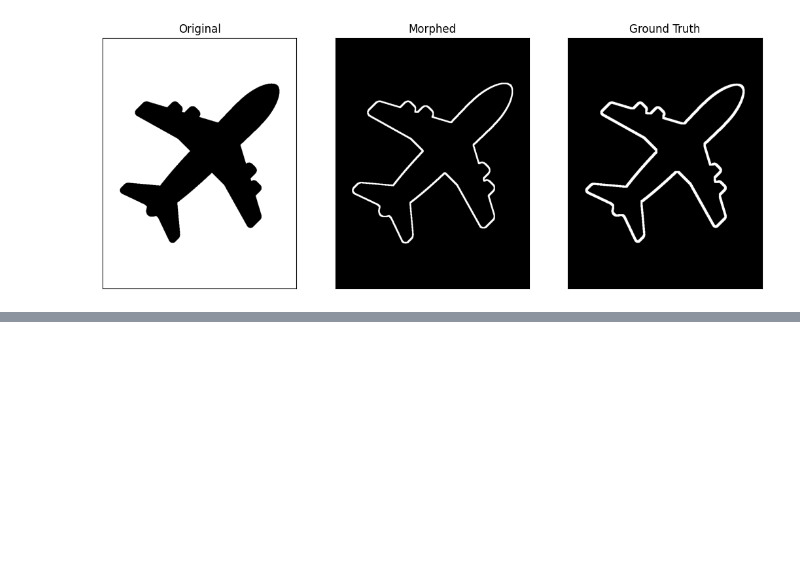
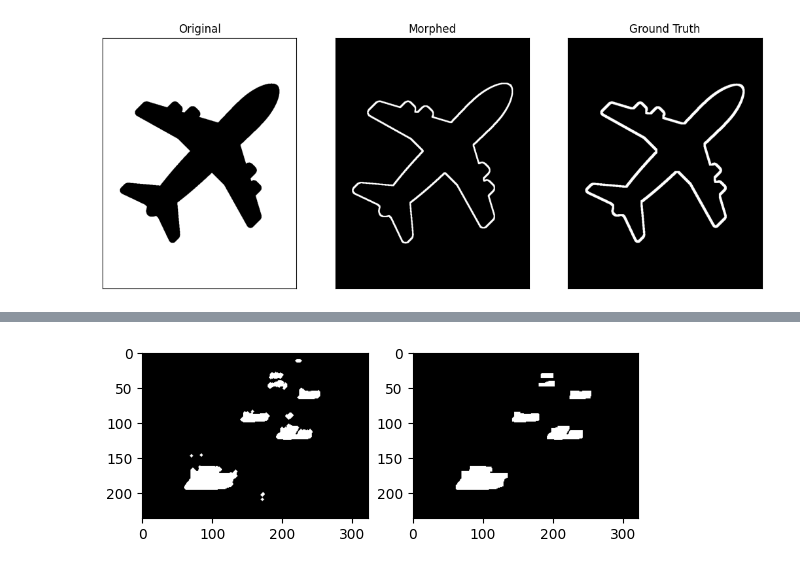
Before and after one commit to haziqfaiz-mmu/VIP, a Jupyter notebook: 04/lab04_notebook.ipynb, the cells around one changed output, grey strips where cells are left out. Saved outputs shown, nothing was run; the diff lists cells and outputs as text; code cells hidden in the pictures; blank space fills up the shorter version.

```diff
--- a/04/lab04_notebook.ipynb
+++ b/04/lab04_notebook.ipynb
@@ -229,0 +249,14 @@ plt.show()
+# %%
+#Morphological
+kernel_cross=cv2.getStructuringElement(cv2.MORPH_CROSS,(3, 3))
+kernel_rect=cv2.getStructuringElement(cv2.MORPH_RECT,(5, 3))
+
+cars_cross=cv2.morphologyEx(cars_cross,cv2.MORPH_OPEN,kernel_cross,iterations = 2)
+cars_rect=cv2.morphologyEx(cars_rect,cv2.MORPH_OPEN,kernel_rect,iterations = 2)
+
+
+plt.subplot(121), plt.imshow(cars_cross, cmap='gray')
+plt.subplot(122), plt.imshow(cars_rect, cmap='gray')
+plt.show()
+# %% [output]
+[figure, added]
```
Also changed, not shown: parts of 7 cells of this notebook.
